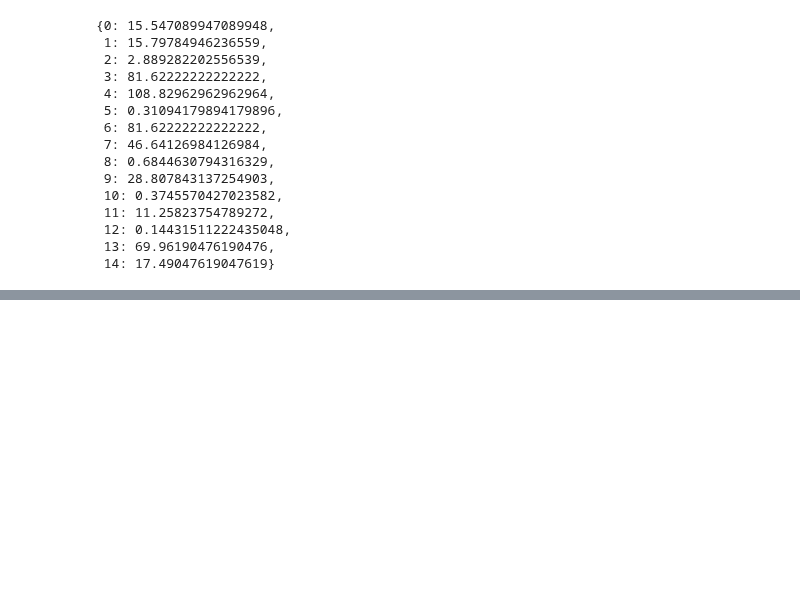
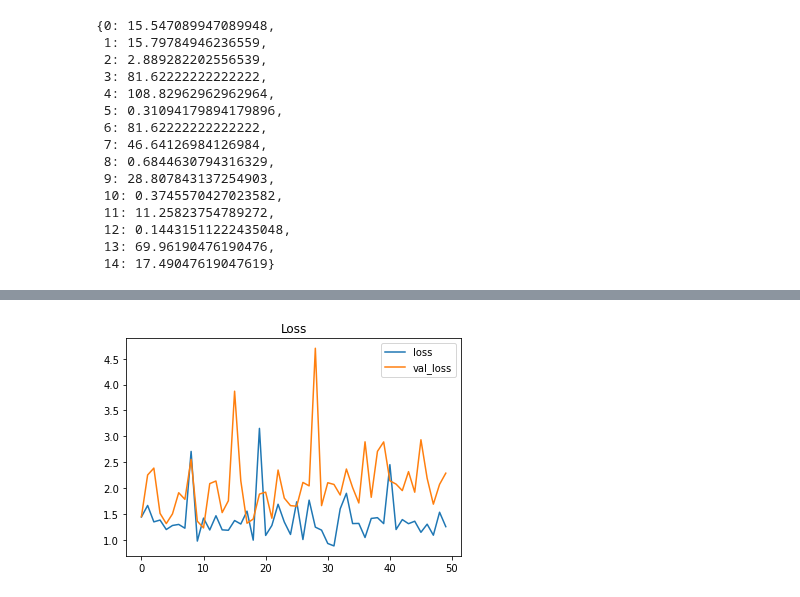
Before and after one commit to dmclark53/Springboard, a Jupyter notebook: Capstone-Project-Three/notebooks/1.0-dc-deep-learning.ipynb, the cells around one changed output, grey strips where cells are left out. Cells and saved outputs as stored; diff of their text form; code cells hidden in the pictures; blank space fills up the shorter version.

```diff
--- a/Capstone-Project-Three/notebooks/1.0-dc-deep-learning.ipynb
+++ b/Capstone-Project-Three/notebooks/1.0-dc-deep-learning.ipynb
@@ -360,0 +411,6 @@ Epoch 5/5
+# %%
+df_history.loc[:, ['loss', 'val_loss']].plot.line()
+plt.title('Loss')
+plt.show()
+# %% [output]
+[figure, added]
```
Also changed, not shown: parts of 20 cells of this notebook.
